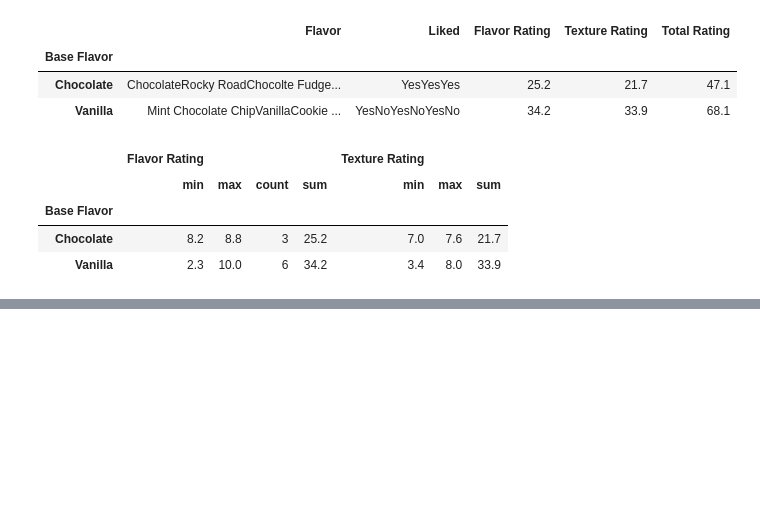
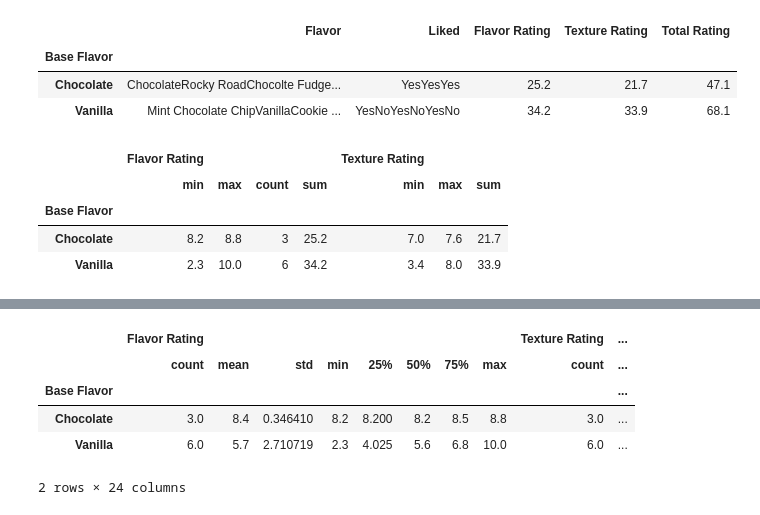
Before and after one commit to kazrkb/pandas-for-data-analytics, a Jupyter notebook: groupby and aggregating.ipynb, the cells around one changed output, grey strips where cells are left out. Saved outputs shown, nothing was run; the diff lists cells and outputs as text; code cells hidden in the pictures; blank space fills up the shorter version.

Commit message:
completed groupby and aggregate function

```diff
--- a/groupby and aggregating.ipynb
+++ b/groupby and aggregating.ipynb
@@ -79,0 +92,9 @@ df.groupby('Base Flavor').agg({
+# %%
+df.groupby('Base Flavor').describe()
+# %% [output]
+|  | Flavor Rating |  |  |  |  |  |  |  | Texture Rating | ... |
+|  | count | mean | std | min | 25% | 50% | 75% | max | count | ... |
+| Base Flavor |  |  |  |  |  |  |  |  |  | ... |
+| Chocolate | 3.0 | 8.4 | 0.346410 | 8.2 | 8.200 | 8.2 | 8.5 | 8.8 | 3.0 | ... |
+| Vanilla | 6.0 | 5.7 | 2.710719 | 2.3 | 4.025 | 5.6 | 6.8 | 10.0 | 6.0 | ... |
+2 rows × 24 columns
```
Also changed, not shown: parts of 1 cell of this notebook.
